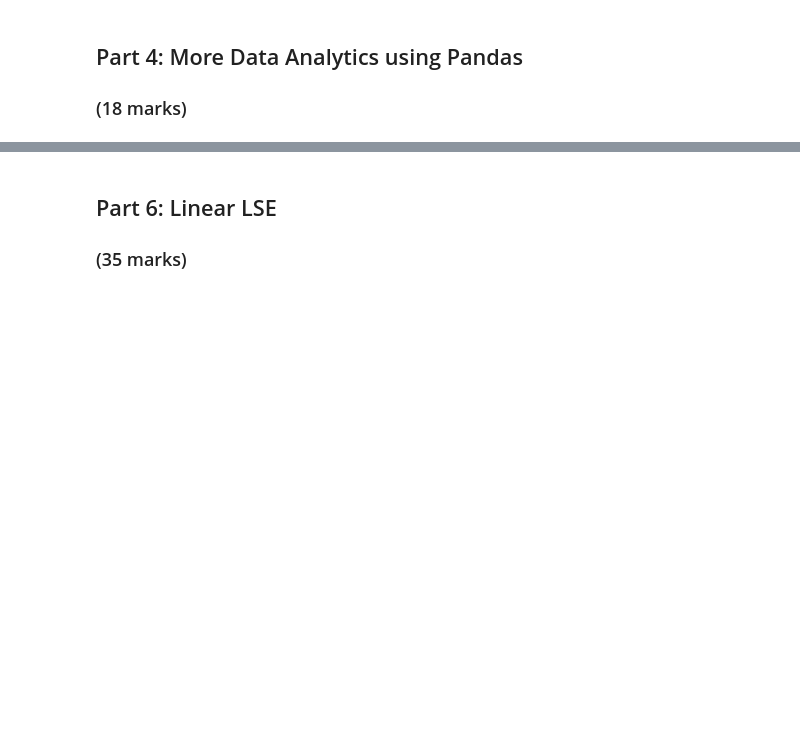
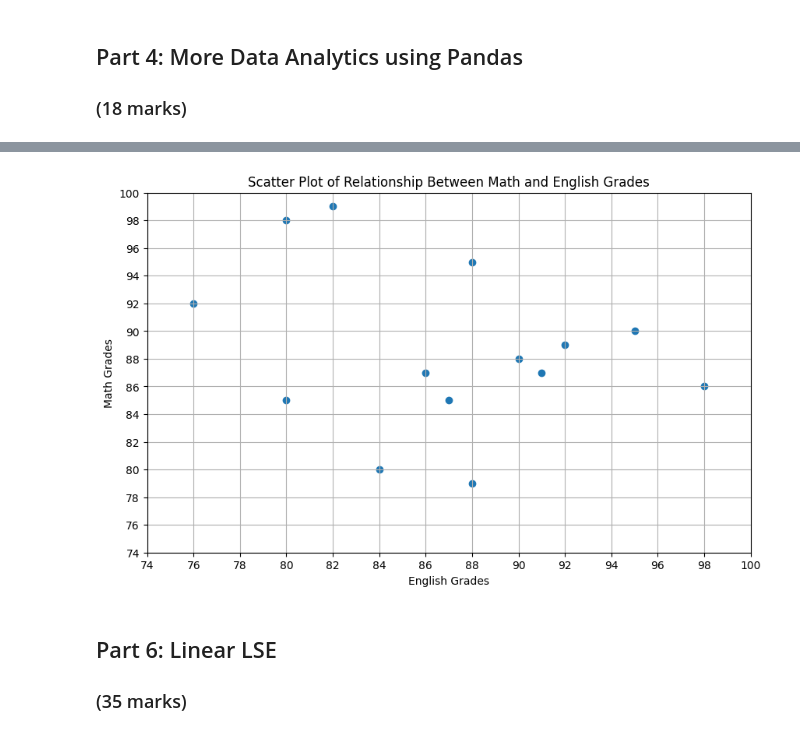
Before and after one commit to haniya-naeem/ENGG680_2025_Fall, a Jupyter notebook: Lab_Assignment1/Assignment1.ipynb, the cells around one changed output, grey strips where cells are left out. Cells and saved outputs as stored; diff of their text form; code cells hidden in the pictures; blank space fills up the shorter version.

```diff
--- a/Lab_Assignment1/Assignment1.ipynb
+++ b/Lab_Assignment1/Assignment1.ipynb
@@ -347,22 +592,29 @@ plt.show()
 # %%
 # Let's also use matplotlib to display a scatter plot of English vs. Math grades
 # Scatter plots are useful for seeing the relationship between two variables
 plt.figure(figsize=(10, 6))
 
 # Step 1: Use .scatter(x_data, y_data) to create a scatter plot using the English grades on the x-axis, and Math grades on the y-axis
 # (2 mark)
-#
+x_data = df_studentGrades['englishGrade']
+y_data = df_studentGrades['mathGrade']
+plt.scatter(x_data, y_data)
 
 # Step 1: Properly label the x and y axes as well as the title of your plot.
 # (3 marks)
-#
+plt.xticks(range(74,101,2))
+plt.xlabel("English Grades")
+plt.yticks(range(74,101,2))
+plt.ylabel("Math Grades")
+plt.title("Scatter Plot of Relationship Between Math and English Grades")
 plt.grid(True)
 
 # Step 2: Output an image file for the scatter plot with a descriptive file name
 # (1 mark)
-#
-
+plt.savefig("Scatter Plot of Relationship Between Math and English Grades.png")
 plt.show()
+# %% [output]
+[figure, added]
 # %%
 # From the scatter plot, is there a relationship between the Math and English grades?
 # (1 mark)
```
Also changed, not shown: parts of 57 cells of this notebook.
